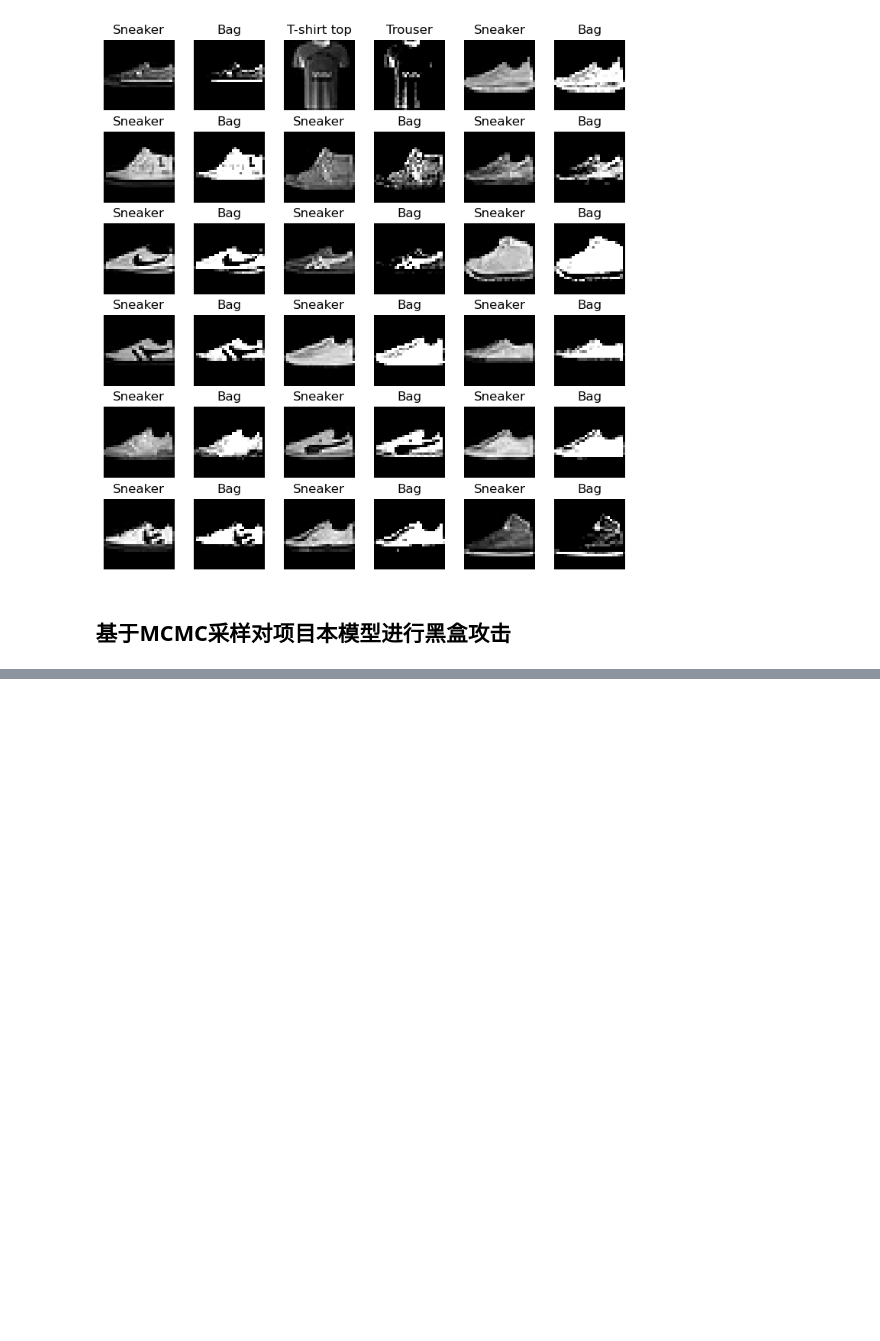
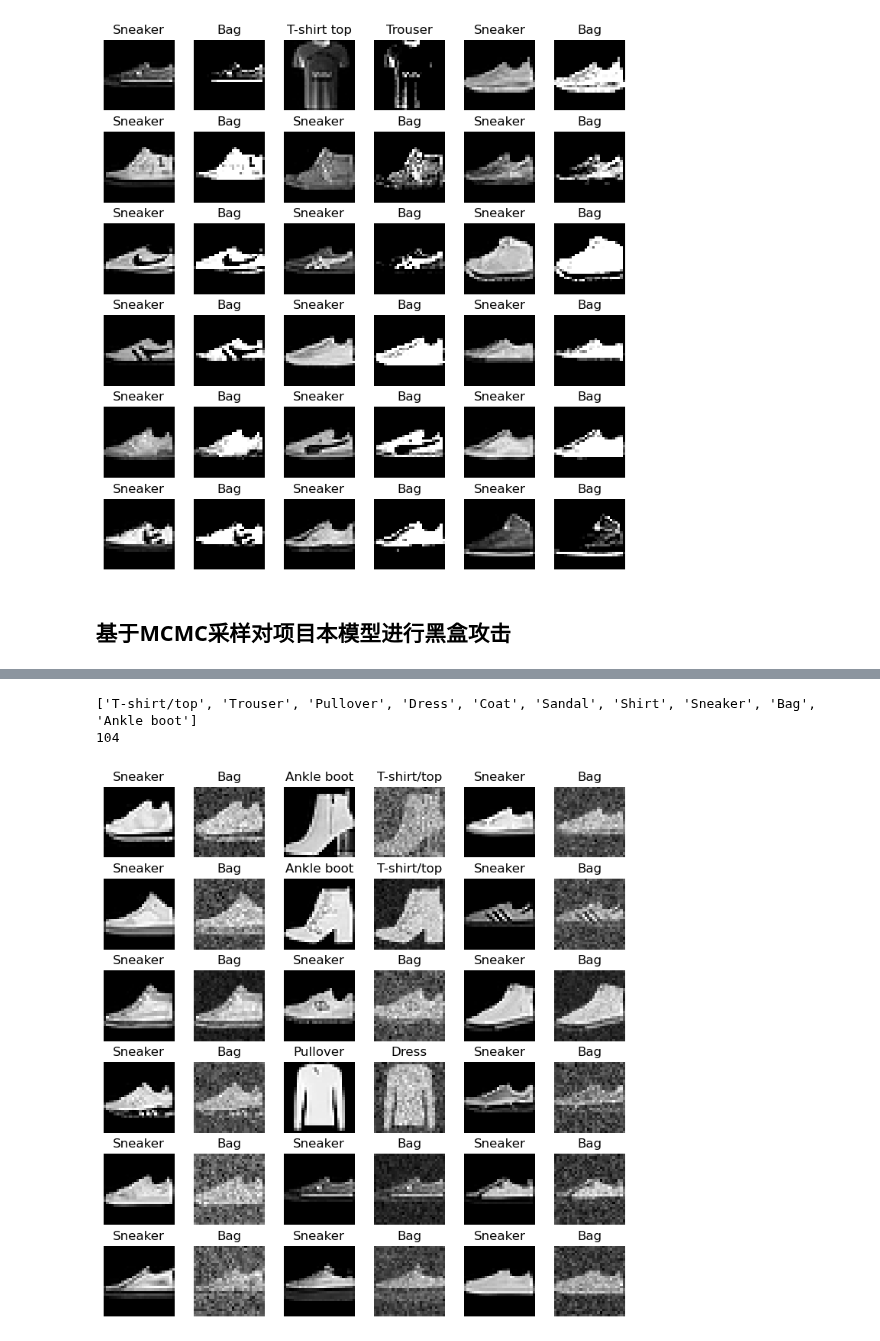
Before and after one commit to AkexStar/LiGe-DeepLearning-PKUCourse, a Jupyter notebook: homework-2/code/black-attack.ipynb, the cells around one changed output, grey strips where cells are left out. Cells and saved outputs as stored; diff of their text form; code cells hidden in the pictures; blank space fills up the shorter version.

```diff
--- a/homework-2/code/black-attack.ipynb
+++ b/homework-2/code/black-attack.ipynb
@@ -330,7 +330,7 @@ for (img, label) in test_loader:
     correct = correct + 1
     if correct > 1000:
         break
-    res, attack_img, attack_label = attack_mcmc(img, label, model, device, max_step=200, std=0.03, thres_d=0.1)
+    res, attack_img, attack_label = attack_mcmc(img, label, model, device, max_step=500, std=0.03, thres_d=0.1)
     if res:
         adv_examples.append((img.cpu().detach().numpy().squeeze(), attack_img.cpu().detach().numpy().squeeze(), label.item()))
         success_num = success_num + 1
@@ -342,0 +452,48 @@ mps
+# %%
+import matplotlib.pyplot as plt
+import torchvision.transforms as transforms
+import torch
+import torchvision
+import numpy as np
+import random
+import pickle
+
+# 加载测试集类别
+test_data = torchvision.datasets.FashionMNIST(root='../data', train=False, download=True, transform=transforms.ToTensor())
+class_names = list(test_data.classes)
+print(class_names)
+
+adv_examples = []
+with open(f"../attack_data/CNN-black-MCMC-01-47.pkl", 'rb') as f:
+    adv_examples = pickle.load(f)
+print(len(adv_examples))
+random.seed(2023)
+random.shuffle(adv_examples)
+
+torch.manual_seed(2023)
+fig = plt.figure(figsize=(9, 9))
+rows, cols = 6, 6
+cnt = 1
+for i, (data, perturbed_data, target) in enumerate(adv_examples):
+    if cnt > rows * cols:
+        break
+    random_idx = target
+    fig.add_subplot(rows, cols, cnt)
+    plt.imshow(data, cmap="gray")
+    plt.title(class_names[random_idx])
+    plt.axis(False)
+    # plt.imsave(f'../images/White-N{cnt // 2}-Original-{random_idx}-{class_names[random_idx]}.png', data.cpu().detach().numpy().squeeze())
+    cnt += 1
+
+    fig.add_subplot(rows, cols, cnt)
+    plt.imshow(perturbed_data, cmap="gray")
+    attack_target = (random_idx + 1) % 10
+    plt.title(class_names[attack_target])
+    plt.axis(False)
+    # plt.imsave(f'../images/White-N{(cnt-1) // 2}-Perturbed-{attack_target}-{class_names[attack_target]}.png', perturbed_data.cpu().detach().numpy().squeeze())
+    cnt += 1
+fig.subplots_adjust(hspace=0.3, wspace=0.1)
+# %% [output]
+['T-shirt/top', 'Trouser', 'Pullover', 'Dress', 'Coat', 'Sandal', 'Shirt', 'Sneaker', 'Bag', 'Ankle boot']
+104
+[figure, added]
```
Also changed, not shown: parts of 3 cells of this notebook.
